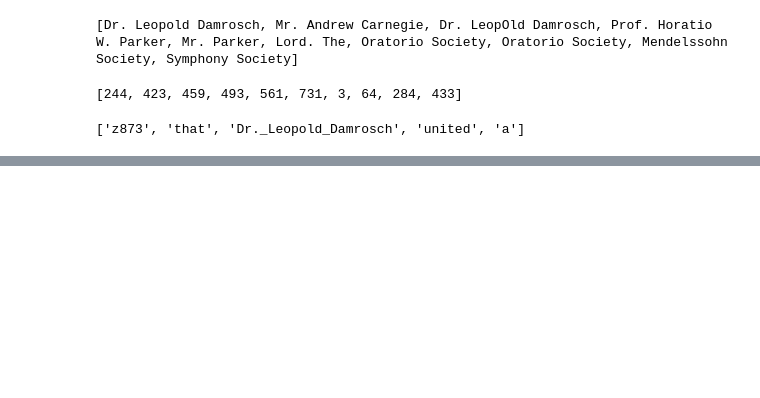
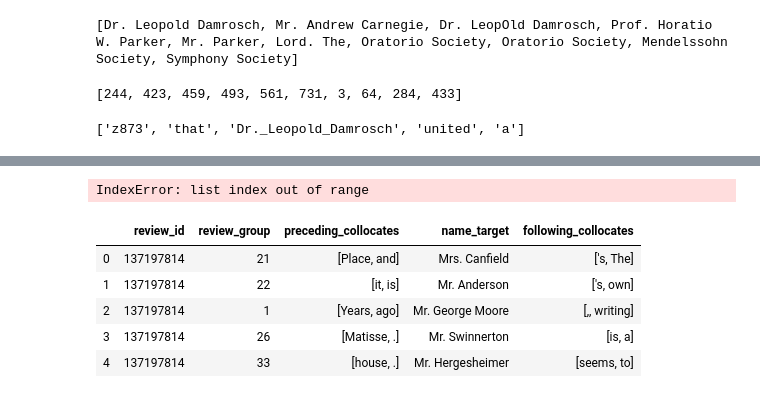
Before and after one commit to mjlavin80/aps_review_classification, a Jupyter notebook: jupyter_notebooks/author_collocations2.ipynb, the cells around one changed output, grey strips where cells are left out. Cells and saved outputs as stored; diff of their text form; code cells hidden in the pictures; blank space fills up the shorter version.

```diff
--- a/jupyter_notebooks/author_collocations2.ipynb
+++ b/jupyter_notebooks/author_collocations2.ipynb
@@ -325,0 +73,2 @@ revs = zip(filenames, texts)
+# %%
+person_spans = [span for span in spans if span.label == 'person']
@@ -325,0 +79,5 @@ revs = zip(filenames, texts)
+# %%
+coll_df = pd.DataFrame()
+# %%
+coll_df['review_id'] = list(map((lambda x: x.review_id), person_spans))
+coll_df['review_group'] = list(map((lambda x: x.group), person_spans))
@@ -325,0 +184,20 @@ revs = zip(filenames, texts)
+# %%
+coll_df['preceding_collocates'] = list(map((lambda x: x.collocates[:2]), person_spans))
+coll_df['following_collocates'] = list(map((lambda x: x.collocates[3:]), person_spans))
+
+coll_df['coll-2'] = list(map((lambda x: x.collocates[0]), person_spans))
+coll_df['coll-1'] = list(map((lambda x: x.collocates[1]), person_spans))
+coll_df['name_target'] = list(map((lambda x: x.name), person_spans))
+coll_df['coll+1'] = list(map((lambda x: x.collocates[3]), person_spans))
+coll_df['coll+2'] = list(map((lambda x: x.collocates[4]), person_spans))
+# %% [output]
+IndexError: list index out of range
+# %%
+coll_df.head()
+# %% [output]
+|  | review_id | review_group | preceding_collocates | name_target | following_collocates |
+| 0 | 137197814 | 21 | [Place, and] | Mrs. Canfield | ['s, The] |
+| 1 | 137197814 | 22 | [it, is] | Mr. Anderson | ['s, own] |
+| 2 | 137197814 | 1 | [Years, ago] | Mr. George Moore | [,, writing] |
+| 3 | 137197814 | 26 | [Matisse, .] | Mr. Swinnerton | [is, a] |
+| 4 | 137197814 | 33 | [house, .] | Mr. Hergesheimer | [seems, to] |
```
Also changed, not shown: parts of 32 cells of this notebook.
